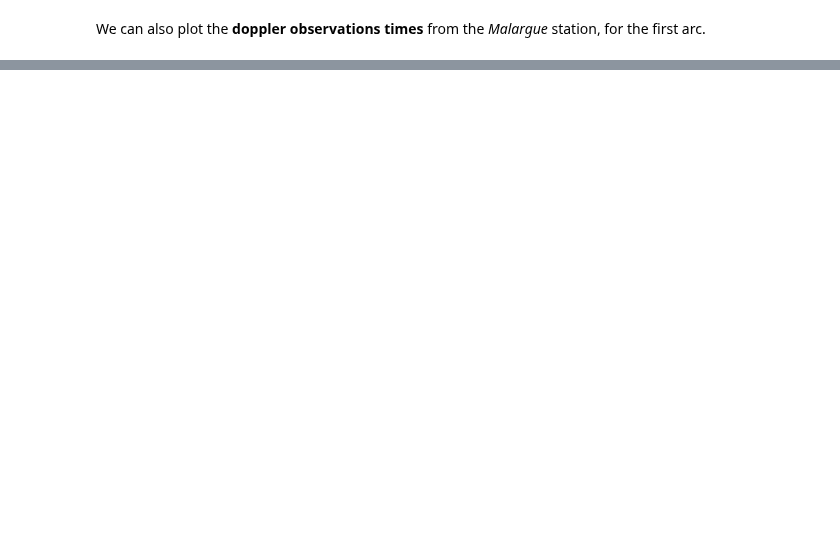
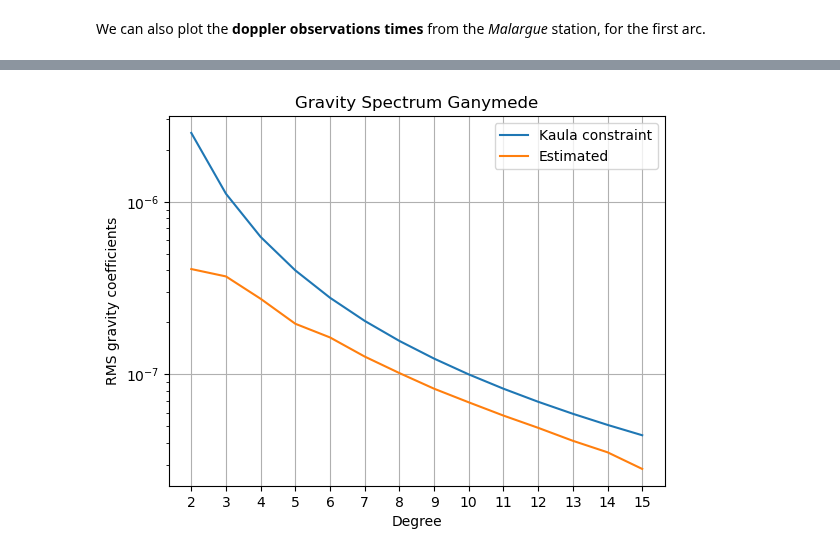
Before and after one commit to tudat-team/tudatpy-examples, a Jupyter notebook: estimation/JUICE_GCO500.ipynb, the cells around one changed output, grey strips where cells are left out. Cells and saved outputs as stored; diff of their text form; code cells hidden in the pictures; blank space fills up the shorter version.

```diff
--- a/estimation/JUICE_GCO500.ipynb
+++ b/estimation/JUICE_GCO500.ipynb
@@ -746,31 +772,33 @@ for deg in range(2, max_deg_ganymede_gravity+1):
     start_index_cosine_deg += deg+1
 
     apriori_cosine_per_deg[deg-2] = np.sqrt(rms_apriori/(deg+1))
     formal_errors_cosine_per_deg[deg-2] = np.sqrt(rms_error/(deg+1))
 
     # Sine coefficients
     rms_apriori = 0
     rms_error = 0
     for j in range(deg):
         rms_apriori += getKaulaConstraint(kaula_constraint_multiplier, deg)
         rms_error += formal_errors_sine_coefs[start_index_sine_deg+j]**2
     start_index_sine_deg += deg
 
     apriori_sine_per_deg[deg-2] = np.sqrt(rms_apriori/deg)
     formal_errors_sine_per_deg[deg-2] = np.sqrt(rms_error/deg)
 
 
 # Plot Ganymede's gravity spectrum
 plt.figure()
 plt.plot(apriori_cosine_per_deg, label='Kaula constraint')
 plt.plot(formal_errors_cosine_per_deg, label='Estimated')
 plt.grid()
 plt.yscale("log")
 plt.ylabel('RMS gravity coefficients')
 plt.xlabel('Degree')
 plt.xticks(np.arange(0, max_deg_ganymede_gravity-1, 1), np.arange(2, max_deg_ganymede_gravity+1, 1))
-plt.title('Gravity spectrum Ganymede')
+plt.title('Gravity Spectrum Ganymede')
 plt.legend()
 
 # Show all plots
 plt.show()
+# %% [output]
+[figure, added]
```
Also changed, not shown: parts of 15 cells of this notebook, 1 other file.
